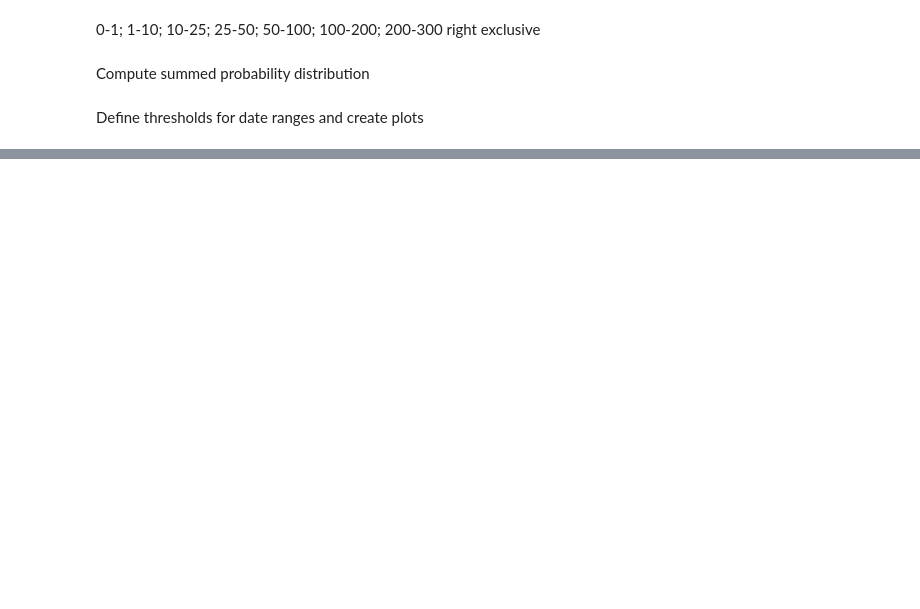
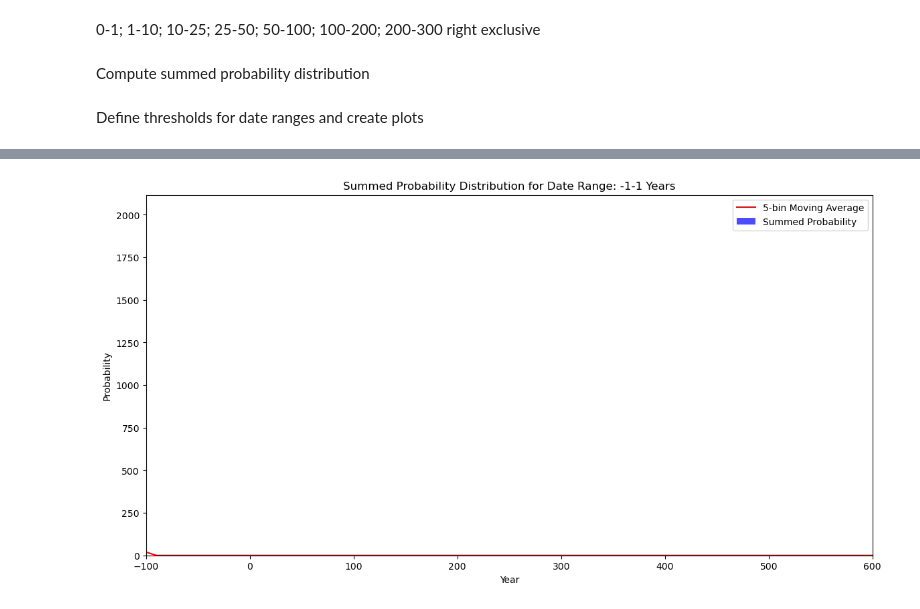
Before and after one commit to saross/inscriptions, a Jupyter notebook: inscriptions-spa.ipynb, the cells around one changed output, grey strips where cells are left out. Cells and saved outputs as stored; diff of their text form; code cells hidden in the pictures; blank space fills up the shorter version.

```diff
--- a/inscriptions-spa.ipynb
+++ b/inscriptions-spa.ipynb
@@ -513,0 +706,92 @@ for start, end in thresholds:
+# %%
+def compute_summed_probability(df, earliest_date, latest_date, resolution=25):
+    """
+    Compute the summed probability distribution of inscriptions with error margins.
+
+    Parameters:
+    - df: DataFrame containing the date ranges
+    - earliest_date, latest_date: the date limits for the distribution
+    - resolution: bin size for the histogram (in years)
+
+    Returns:
+    - summed_prob: summed probability distribution
+    - std_devs: standard deviations for each bin
+    """
+    num_bins = int((latest_date - earliest_date) / resolution)
+    summed_prob = np.zeros(num_bins)
+    std_devs = np.zeros(num_bins)
+
+    for _, row in df.iterrows():
+        start_date = row['not_before']
+        end_date = row['not_after']
+        start_idx = int((start_date - earliest_date) / resolution)
+        end_idx = int((end_date - earliest_date) / resolution)
+
+        # Avoid negative or out-of-bounds indices
+        start_idx = max(0, min(start_idx, num_bins - 1))
+        end_idx = max(0, min(end_idx, num_bins - 1))
+
+        # Calculate uniform probability for the given date range
+        uniform_prob = 1.0 / (end_idx - start_idx + 1) if end_idx >= start_idx else 0
+
+        # Distribute this uniform probability across the bins for the date range
+        for i in range(start_idx, end_idx + 1):
+            summed_prob[i] += uniform_prob
+            std_devs[i] += (uniform_prob * (1 - uniform_prob))
+
+    # Convert variances to standard deviations
+    std_devs = np.sqrt(std_devs)
+
+    return summed_prob, std_devs
+
+# Define date ranges for analysis
+date_ranges = [(-1, 1), (1, 10), (10, 25), (25, 50), (50, 100), (100, 200), (200, 300), (300, float('inf'))]
+
+# Define overall earliest and latest date in the dataset, and bin resolution
+earliest_date, latest_date = lire['not_before'].min(), lire['not_after'].max()
+resolution = 25
+
+# Loop through each date range and plot
+for start, end in date_ranges:
+    subset_df = lire[(lire['date_range'] >= start) & (lire['date_range'] < end)]
+
+    # Calculate the summed probability and standard deviations for the filtered data
+    summed_prob, std_devs = compute_summed_probability(subset_df, earliest_date, latest_date, resolution=25)
+
+    # Generate x-values for plotting, making sure they align in shape with summed_prob
+    x_values = np.arange(earliest_date, latest_date, resolution)[:len(summed_prob)]
+
+    plt.figure(figsize=(14, 7))
+
+    # Plot the summed probability distribution
+    plt.bar(x_values, summed_prob, width=resolution, color='blue', alpha=0.7, label='Summed Probability')
+
+   # Calculate and plot the moving average
+    window_size = 5
+    moving_avg = np.convolve(summed_prob, np.ones(window_size)/window_size, mode='valid')
+
+    # Calculate and plot the error margins
+    moving_std_dev = np.convolve(std_devs, np.ones(window_size)/window_size, mode='valid')
+
+    # Make sure moving_avg and moving_std_dev have the same length
+    if len(moving_avg) != len(moving_std_dev):
+        min_len = min(len(moving_avg), len(moving_std_dev))
+        moving_avg = moving_avg[:min_len]
+        moving_std_dev = moving_std_dev[:min_len]
+
+    # Generate x-values for the moving average and error margins
+    moving_avg_x = x_values[int(window_size/2):-int(window_size/2)+1][:len(moving_avg)]
+
+    # Plot the moving average
+    plt.fill_between(moving_avg_x, moving_avg - moving_std_dev, moving_avg + moving_std_dev, color='red', alpha=0.2)
+    plt.plot(moving_avg_x, moving_avg, color='red', label=f"{window_size}-bin Moving Average")
+
+    plt.title(f"Summed Probability Distribution for Date Range: {start}-{end} Years")
+    plt.xlabel("Year")
+    plt.xlim([-100, 600])
+    plt.ylabel("Probability")
+    plt.legend()
+
+    plt.show()
+# %% [output]
+[figure, added]
```
Also changed, not shown: parts of 25 cells of this notebook.
